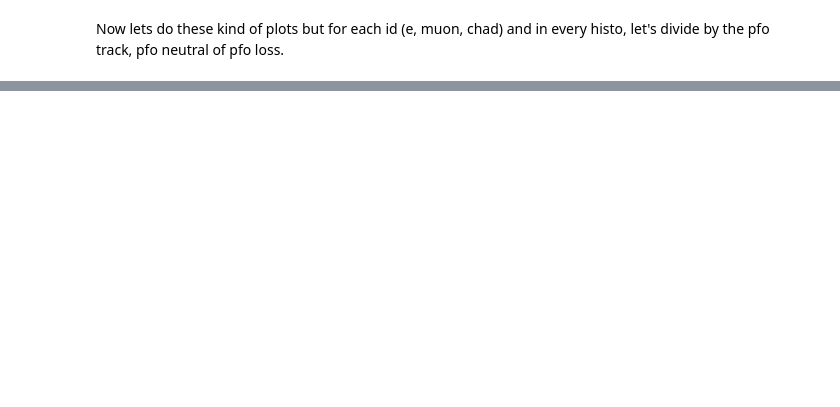
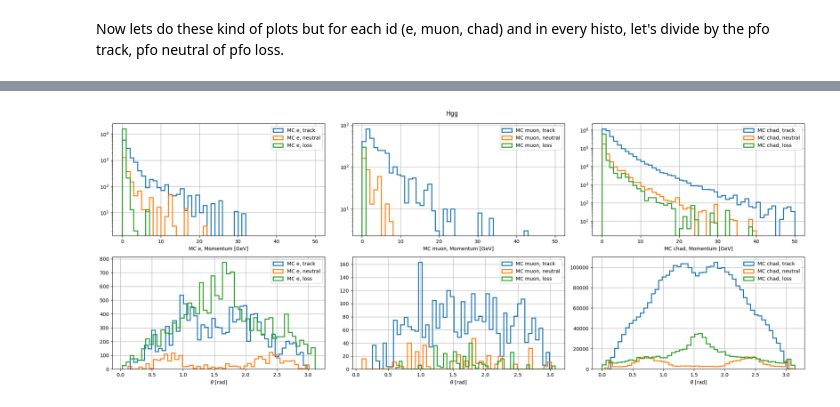
Before and after one commit to saracreates/TaggingResults, a Jupyter notebook: trackPFOcheck.ipynb, the cells around one changed output, grey strips where cells are left out. Saved outputs shown, nothing was run; the diff lists cells and outputs as text; code cells hidden in the pictures; blank space fills up the shorter version.

```diff
--- a/trackPFOcheck.ipynb
+++ b/trackPFOcheck.ipynb
@@ -112,0 +113,4 @@ plot_pfo_alltype()
+# %%
+plot_pfo_alltype(Htype="gg")
+# %% [output]
+[figure, added]
```
Also changed, not shown: parts of 10 cells of this notebook.
